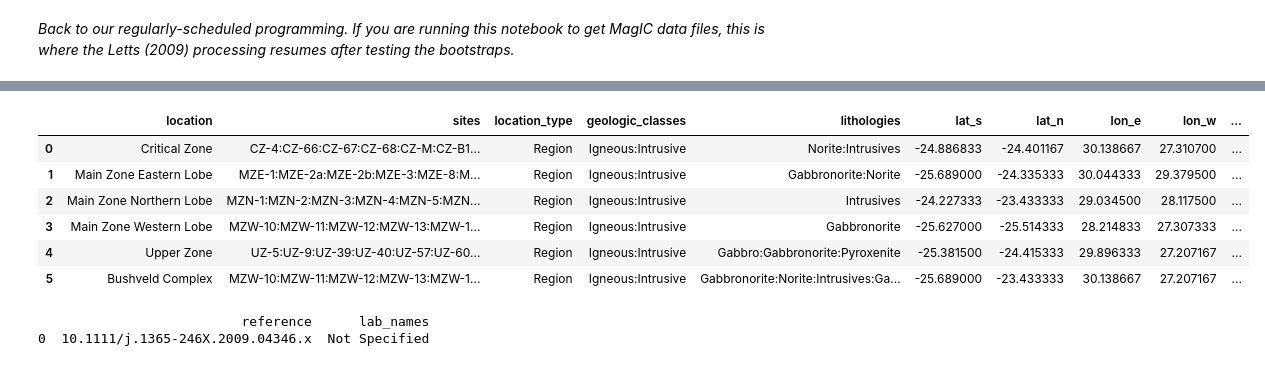
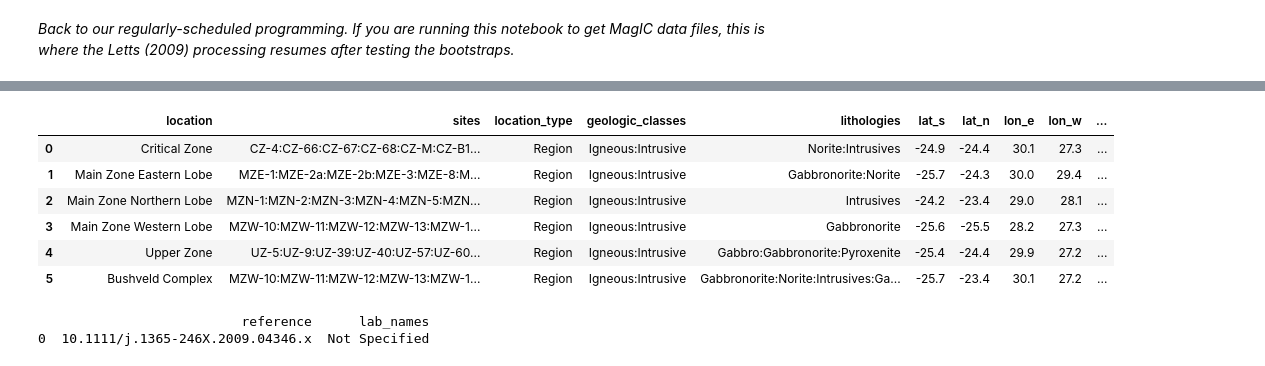
Before and after one commit to paselkin/published-data-to-magic, a Jupyter notebook: 2024-08-16_Published_Data_to_MagIC.ipynb, the cells around one changed output, grey strips where cells are left out. Cells and saved outputs as stored; diff of their text form; code cells hidden in the pictures.

```diff
--- a/2024-08-16_Published_Data_to_MagIC.ipynb
+++ b/2024-08-16_Published_Data_to_MagIC.ipynb
@@ -220,3 +456,26 @@ tc_df = pd.concat([tc_df,vgps_df],axis=1)
+# %%
+def flipdirs(dec,inc,princ_dec,princ_inc):
+    """Flips hemisphere of dec,inc pair depending on its angle from principal direction"""
+    n = len(dec)
+    #angle = np.zeros(n) # to store the angle between the direction and the principal direction
+    flipped_dec = np.zeros(n)
+    flipped_inc = np.zeros(n)
+    for i in range(n):
+        angle = pmag.angle([dec[i],inc[i]],[princ_dec,princ_inc])
+
+        if angle > 90:
+            flipped_dec[i] = (dec[i] + 180.) % 360.
+            flipped_inc[i] = - inc[i]
+        else:
+            flipped_dec[i] = dec[i]
+            flipped_inc[i] = inc[i]
+    return flipped_dec, flipped_inc
+# %%
+# Update the tilt corrected DF with flipped decs and incs
+flipped_dir_dec, flipped_dir_inc = flipdirs(tc_df['dir_dec'], tc_df['dir_inc'],pc[0],pc[1])
+tc_flipped_df_uncent = copy.copy(tc_df)
+tc_flipped_df_uncent['dir_dec']=flipped_dir_dec
+tc_flipped_df_uncent['dir_inc']=flipped_dir_inc
 # %% [markdown]
 ### Interlude: How many bootstraps do we need to determine kappa when averaging site-level data?
 # %% [markdown]
@@ -279,7 +540,7 @@ _Back to our regularly-scheduled programming. If you are running this notebook t
 sample_map={'dir_n_samples':'dir_n'}
 # Compile locations dataframe
 locations_df1=pd.DataFrame([])
-sites_group=tc_df.groupby('location')
+sites_group=tc_flipped_df_uncent.groupby('location')
 locations_df1['location']=sites_group.groups.keys()
 locations_df1['sites']=sites_group['site'].unique().apply(':'.join).reset_index(drop=True) # What are all the sites in this location?
 locations_df1['location_type']='Region'
@@ -293,13 +554,14 @@ locations_df1['lon_w']=sites_group['lon'].min().reset_index(drop=True)
 locations_df1['age']=2054
 locations_df1['age_unit']="Ma"
 # The following does a parametric bootstrap for each location to find the average kappa and a95 values
-locations_df1=pd.concat([locations_df1,sites_group.apply(lambda x: dir_df_boot_ci(x,nb=10,column_map=sample_map)).reset_index()],axis=1)
+locations_df1=pd.concat([locations_df1,sites_group.apply(lambda x: dataframe_average(x,nb=0,column_map=sample_map)).reset_index()],axis=1)
 # Need to rename columns: now our "n" is numbers of sites, since locations_df is the locations dataframe (a site-level average).
 locations_df1=locations_df1.rename({'dir_n_samples':'dir_n_sites'})
+locations_df1=locations_df1.round(1)
 
 # Averaging for the whole complex:
 locations_df2=pd.DataFrame([])
-sites_group=tc_df.groupby('formation')
+sites_group=tc_flipped_df_uncent.groupby('formation')
 locations_df2['location']=sites_group.groups.keys()
 locations_df2['sites']=sites_group['site'].unique().apply(':'.join).reset_index(drop=True)#.drop('formation',axis=1)
 locations_df2['location_type']='Region'
@@ -311,5 +573,6 @@ locations_df2['lon_e']=sites_group['lon'].max().reset_index(drop=True)
 locations_df2['lon_w']=sites_group['lon'].min().reset_index(drop=True)
 locations_df2['age']=2054
 locations_df2['age_unit']="Ma"
-locations_df2=pd.concat([locations_df2,sites_group.apply(lambda x: dir_df_boot_ci(x,nb=10,column_map=sample_map)).reset_index()],axis=1)
+locations_df2=pd.concat([locations_df2,sites_group.apply(lambda x: dataframe_average(x,nb=0,column_map=sample_map)).reset_index()],axis=1)
 locations_df2=locations_df2.rename(columns={'dir_n_samples':'dir_n_sites'})
+locations_df2=locations_df2.round(1)
@@ -337,17 +579,29 @@ with pd.option_context('display.max_rows', 1000, 'display.max_columns', 27):
 # %%
 # Put the two dataframes (with different definitions of what a "location" is)
 locations_df = pd.concat([locations_df1.iloc[:, [j for j, c in enumerate(locations_df1.columns) if j not in [11, 12, 18]]],
                           locations_df2.iloc[:, [j for j, c in enumerate(locations_df2.columns) if j not in [11, 12, 18]]]],
                          axis=0,ignore_index=True)
+#locations_df.loc[locations_df['location']=='Main Zone Western Lobe',['dir_dec','dir_inc']]
+
+
+
+# For optional additional notes, add description column to DF.
+
+descr = [''] * len(locations_df['location'])
+
+# Note that authors of publication chose to flip the data in row 4: upper zone, while we left them as is.
+descr[4] = 'Choice made to flip this polarity in Letts, table 8'
+
+locations_df['description']=descr
 display(locations_df)
 # %% [output]
 |  | location | sites | location_type | geologic_classes | lithologies | lat_s | lat_n | lon_e | lon_w | ... |
-| 0 | Critical Zone | CZ-4:CZ-66:CZ-67:CZ-68:CZ-M:CZ-B1... | Region | Igneous:Intrusive | Norite:Intrusives | -24.886833 | -24.401167 | 30.138667 | 27.310700 | ... |
-| 1 | Main Zone Eastern Lobe | MZE-1:MZE-2a:MZE-2b:MZE-3:MZE-8:M... | Region | Igneous:Intrusive | Gabbronorite:Norite | -25.689000 | -24.335333 | 30.044333 | 29.379500 | ... |
-| 2 | Main Zone Northern Lobe | MZN-1:MZN-2:MZN-3:MZN-4:MZN-5:MZN... | Region | Igneous:Intrusive | Intrusives | -24.227333 | -23.433333 | 29.034500 | 28.117500 | ... |
-| 3 | Main Zone Western Lobe | MZW-10:MZW-11:MZW-12:MZW-13:MZW-1... | Region | Igneous:Intrusive | Gabbronorite | -25.627000 | -25.514333 | 28.214833 | 27.307333 | ... |
-| 4 | Upper Zone | UZ-5:UZ-9:UZ-39:UZ-40:UZ-57:UZ-60... | Region | Igneous:Intrusive | Gabbro:Gabbronorite:Pyroxenite | -25.381500 | -24.415333 | 29.896333 | 27.207167 | ... |
-| 5 | Bushveld Complex | MZW-10:MZW-11:MZW-12:MZW-13:MZW-1... | Region | Igneous:Intrusive | Gabbronorite:Norite:Intrusives:Ga... | -25.689000 | -23.433333 | 30.138667 | 27.207167 | ... |
+| 0 | Critical Zone | CZ-4:CZ-66:CZ-67:CZ-68:CZ-M:CZ-B1... | Region | Igneous:Intrusive | Norite:Intrusives | -24.9 | -24.4 | 30.1 | 27.3 | ... |
+| 1 | Main Zone Eastern Lobe | MZE-1:MZE-2a:MZE-2b:MZE-3:MZE-8:M... | Region | Igneous:Intrusive | Gabbronorite:Norite | -25.7 | -24.3 | 30.0 | 29.4 | ... |
+| 2 | Main Zone Northern Lobe | MZN-1:MZN-2:MZN-3:MZN-4:MZN-5:MZN... | Region | Igneous:Intrusive | Intrusives | -24.2 | -23.4 | 29.0 | 28.1 | ... |
+| 3 | Main Zone Western Lobe | MZW-10:MZW-11:MZW-12:MZW-13:MZW-1... | Region | Igneous:Intrusive | Gabbronorite | -25.6 | -25.5 | 28.2 | 27.3 | ... |
+| 4 | Upper Zone | UZ-5:UZ-9:UZ-39:UZ-40:UZ-57:UZ-60... | Region | Igneous:Intrusive | Gabbro:Gabbronorite:Pyroxenite | -25.4 | -24.4 | 29.9 | 27.2 | ... |
+| 5 | Bushveld Complex | MZW-10:MZW-11:MZW-12:MZW-13:MZW-1... | Region | Igneous:Intrusive | Gabbronorite:Norite:Intrusives:Ga... | -25.7 | -23.4 | 30.1 | 27.2 | ... |
 # %%
 # Compile contributions dataframe
 # Note that MagIC somehow does not recognize this when you upload it, so you have to specify the DOI and lab by hand anyway.
```
Also changed, not shown: parts of 19 cells of this notebook.
